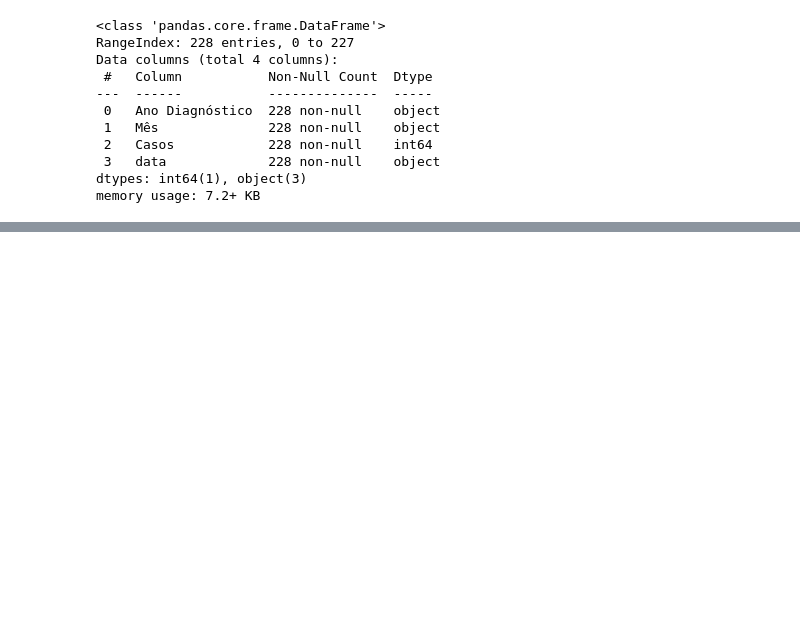
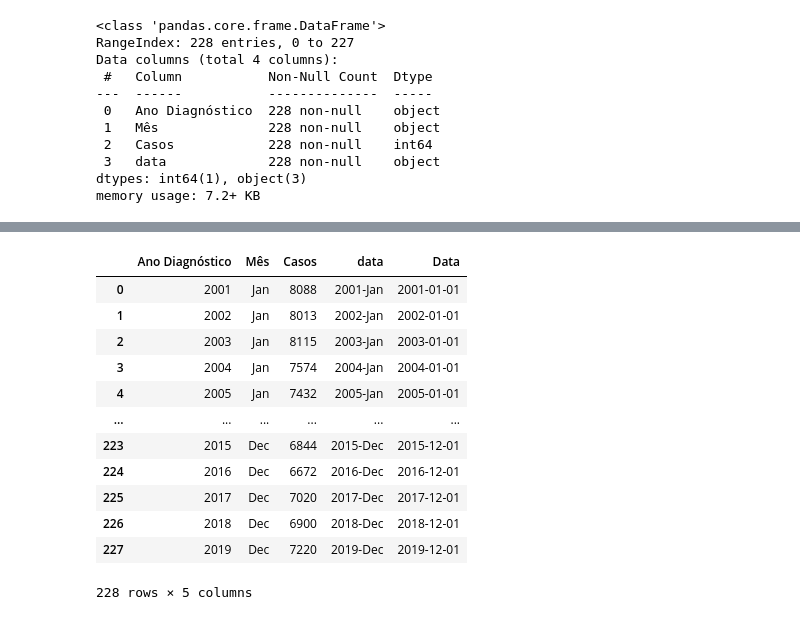
Before and after one commit to GuilhermeRuy97/BootcampDataScience, a Jupyter notebook: Analise_e_previsao_de_Series_Temporais.ipynb, the cells around one changed output, grey strips where cells are left out. Drawn from its saved outputs; the diff is of its cells as text; code cells hidden in the pictures; blank space fills up the shorter version.

```diff
--- a/Analise_e_previsao_de_Series_Temporais.ipynb
+++ b/Analise_e_previsao_de_Series_Temporais.ipynb
@@ -116,0 +166,19 @@ memory usage: 7.2+ KB
+# %%
+#Tranformando em data
+
+dados_st["Data"] = pd.to_datetime(dados_st["data"])
+dados_st
+# %% [output]
+|  | Ano Diagnóstico | Mês | Casos | data | Data |
+| 0 | 2001 | Jan | 8088 | 2001-Jan | 2001-01-01 |
+| 1 | 2002 | Jan | 8013 | 2002-Jan | 2002-01-01 |
+| 2 | 2003 | Jan | 8115 | 2003-Jan | 2003-01-01 |
+| 3 | 2004 | Jan | 7574 | 2004-Jan | 2004-01-01 |
+| 4 | 2005 | Jan | 7432 | 2005-Jan | 2005-01-01 |
+| ... | ... | ... | ... | ... | ... |
+| 223 | 2015 | Dec | 6844 | 2015-Dec | 2015-12-01 |
+| 224 | 2016 | Dec | 6672 | 2016-Dec | 2016-12-01 |
+| 225 | 2017 | Dec | 7020 | 2017-Dec | 2017-12-01 |
+| 226 | 2018 | Dec | 6900 | 2018-Dec | 2018-12-01 |
+| 227 | 2019 | Dec | 7220 | 2019-Dec | 2019-12-01 |
+228 rows × 5 columns
```
Also changed, not shown: parts of 6 cells of this notebook.
